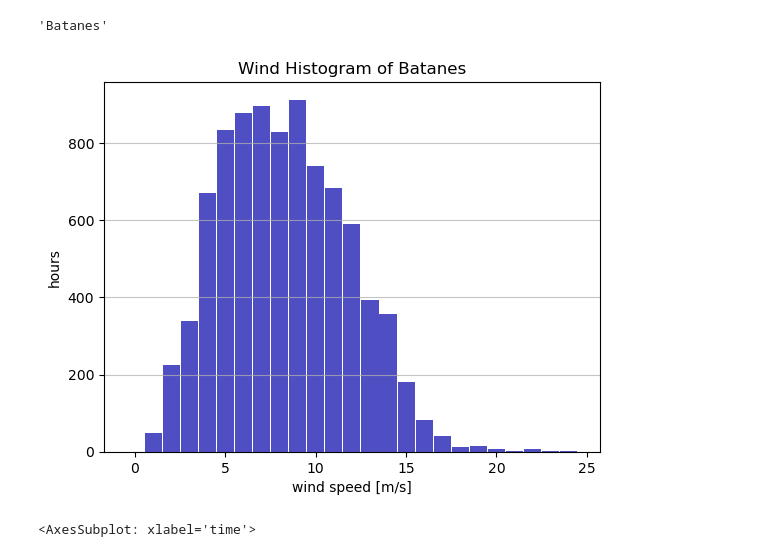
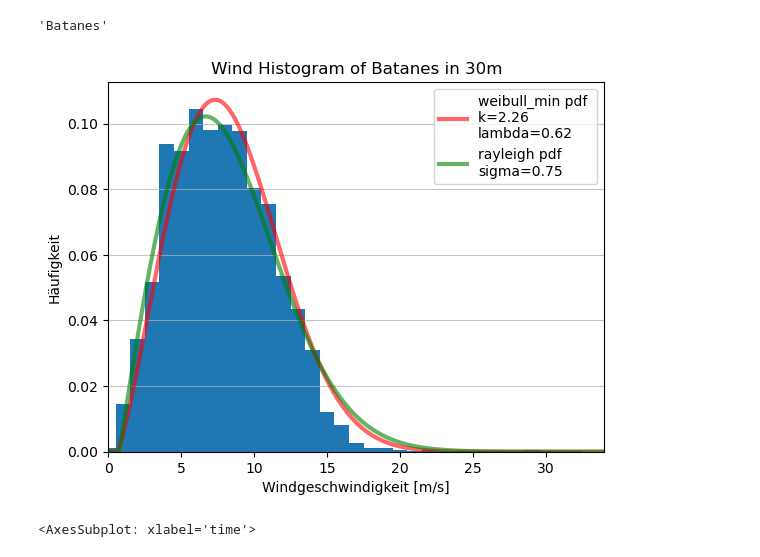
Before and after one commit to virio-andreyana/WEA, a Jupyter notebook: prepare_wind_histogram.ipynb, the cells around one changed output. Drawn from its saved outputs; the diff is of its cells as text; code cells hidden in the pictures.

```diff
--- a/prepare_wind_histogram.ipynb
+++ b/prepare_wind_histogram.ipynb
@@ -99,12 +104,29 @@ def region_wind(wind_array,region):
 
     return sum(wind_array[:,y,x].to_pandas() for y,x in cell_data)/len(cell_data)
 
-def wind_hist(df,name):
-    plt.hist(x=df, bins=np.arange(-0.5,25.5,1), color='#0504aa', align='mid', alpha=0.7, rwidth=0.95)
+def wind_hist(df,name,wind_height):
+    n, bins = np.histogram(df, bins=np.arange(0,35,1))
+    wind=bins[:-1]#+0.5
+    freq=n/8760
+
+    plt.bar(x=wind,height=freq, width=1)
+    x = np.arange(0,bins.max()*100.)/10.
+
+    c, loc, scale = weibull_min.fit(df)
+    plt.plot(x, weibull_min.pdf(x, c, loc, scale),'r-', lw=3, alpha=0.6,
+             label=f'weibull_min pdf \nk={round(c,2)} \nlambda={round(loc,2)}')
+
+    loc, scale = rayleigh.fit(df)
+    plt.plot(x, rayleigh.pdf(x, loc, scale),'g-', lw=3, alpha=0.6,
+             label=f'rayleigh pdf \nsigma={round(loc,2)}')
+
     plt.grid(axis='y', alpha=0.75)
-    plt.xlabel('wind speed [m/s]')
-    plt.ylabel('hours')
-    plt.title(f'Wind Histogram of {name}')
+    plt.xlabel('Windgeschwindigkeit [m/s]')
+    plt.ylabel('Häufigkeit')
+    plt.xlim([0,34])
+    plt.title(f'Wind Histogram of {name} in {wind_height}m')
+    plt.legend()
+    #plt.savefig(f'wind_histogram\wind_hist_100_{name}.png')
 
 def compile_hist(island,wind_speed):
     wind_array = extrapolate_wind_speed(wind_speed)
@@ -133,11 +159,14 @@ regions.NAME_1[10]
 # %% [output]
 'Batanes'
-# %%
-wind_array = extrapolate_wind_speed(30)
-wind_series = region_wind(wind_array,regions.geometry[10])
-wind_hist(wind_series,regions.NAME_1[10])
-# %% [output]
-[figure, removed]
+# %%
+region=10
+wind_height=30
+
+wind_array = extrapolate_wind_speed(wind_height)
+wind_series = region_wind(wind_array,regions.geometry[region])
+wind_hist(wind_series,regions.NAME_1[region],wind_height)
+# %% [output]
+[figure, added]
 # %%
 wind_series.plot()
 # %% [output]
```
Also changed, not shown: parts of 4 cells of this notebook, 5 other files.
